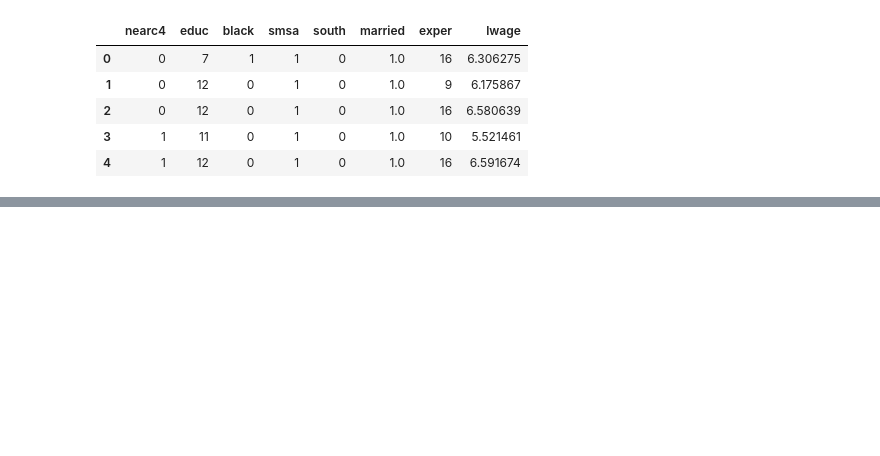
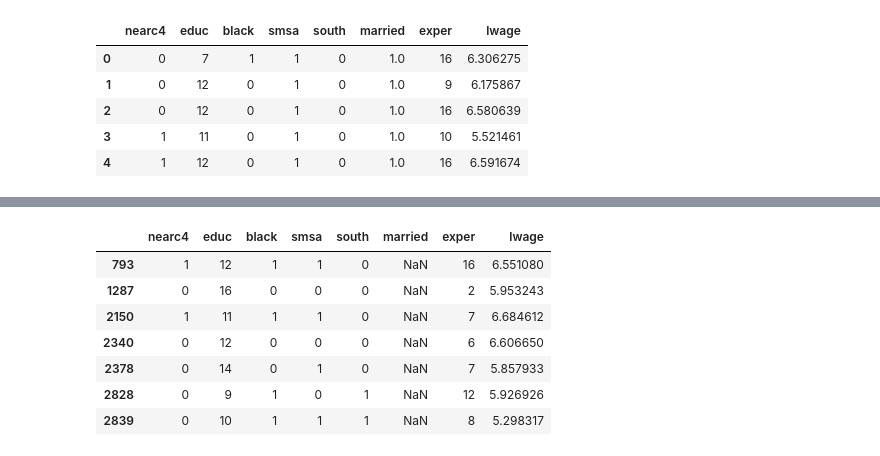
Before and after one commit to Mlad-en/causal_data, a Jupyter notebook: EDA.ipynb, the cells around one changed output, grey strips where cells are left out. Cells and saved outputs as stored; diff of their text form; code cells hidden in the pictures; blank space fills up the shorter version.

```diff
--- a/EDA.ipynb
+++ b/EDA.ipynb
@@ -23,0 +61,11 @@ close_college
+# %%
+close_college[close_college.married.isnull()]
+# %% [output]
+|  | nearc4 | educ | black | smsa | south | married | exper | lwage |
+| 793 | 1 | 12 | 1 | 1 | 0 | NaN | 16 | 6.551080 |
+| 1287 | 0 | 16 | 0 | 0 | 0 | NaN | 2 | 5.953243 |
+| 2150 | 1 | 11 | 1 | 1 | 0 | NaN | 7 | 6.684612 |
+| 2340 | 0 | 12 | 0 | 0 | 0 | NaN | 6 | 6.606650 |
+| 2378 | 0 | 14 | 0 | 1 | 0 | NaN | 7 | 5.857933 |
+| 2828 | 0 | 9 | 1 | 0 | 1 | NaN | 12 | 5.926926 |
+| 2839 | 0 | 10 | 1 | 1 | 1 | NaN | 8 | 5.298317 |
```
Also changed, not shown: parts of 17 cells of this notebook, 2 other files.
